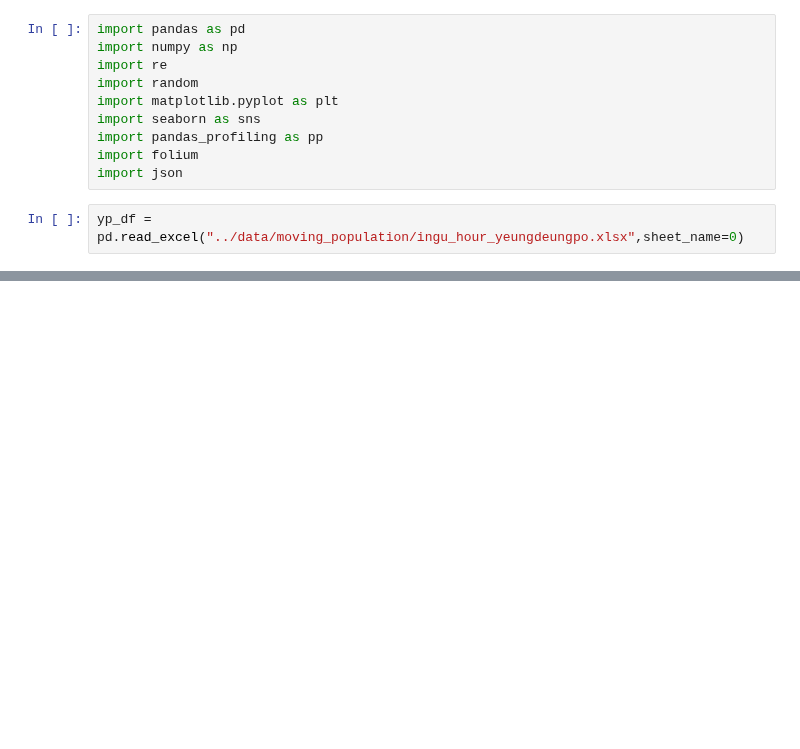
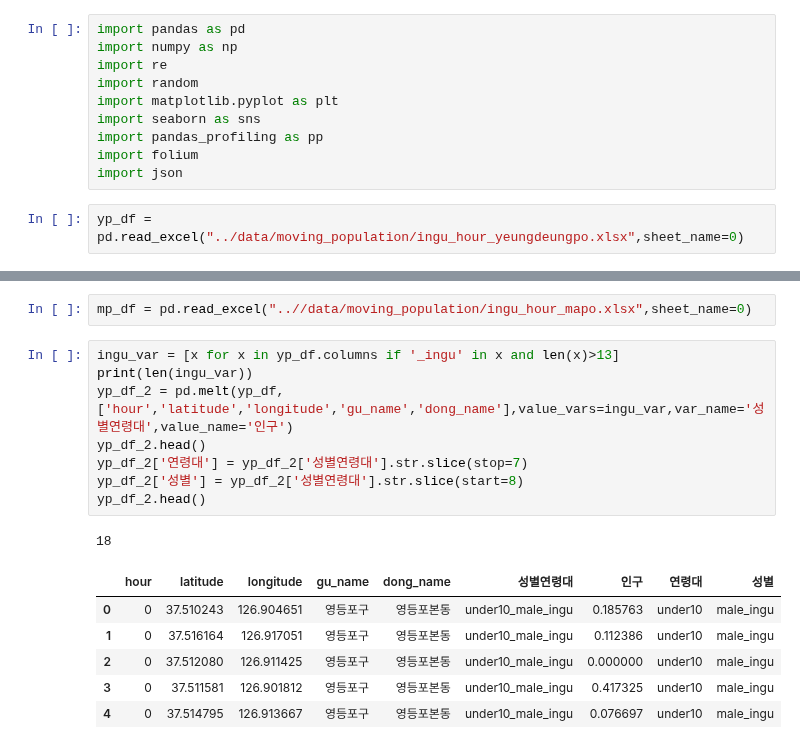
Before and after one commit to Edwardkim0/Place_trend_analysis, a Jupyter notebook: eda_map.ipynb, the cells around one changed output, grey strips where cells are left out. Saved outputs shown, nothing was run; the diff lists cells and outputs as text; blank space fills up the shorter version.

```diff
--- a/eda_map.ipynb
+++ b/eda_map.ipynb
@@ -28,0 +13,18 @@ yp_df
+# %%
+mp_df = pd.read_excel("..//data/moving_population/ingu_hour_mapo.xlsx",sheet_name=0)
+# %%
+ingu_var = [x for x in yp_df.columns if '_ingu' in x and len(x)>13]
+print(len(ingu_var))
+yp_df_2 = pd.melt(yp_df,['hour','latitude','longitude','gu_name','dong_name'],value_vars=ingu_var,var_name='성별연령대',value_name='인구')
+yp_df_2.head()
+yp_df_2['연령대'] = yp_df_2['성별연령대'].str.slice(stop=7)
+yp_df_2['성별'] = yp_df_2['성별연령대'].str.slice(start=8)
+yp_df_2.head()
+# %% [output]
+18
+|  | hour | latitude | longitude | gu_name | dong_name | 성별연령대 | 인구 | 연령대 | 성별 |
+| 0 | 0 | 37.510243 | 126.904651 | 영등포구 | 영등포본동 | under10_male_ingu | 0.185763 | under10 | male_ingu |
+| 1 | 0 | 37.516164 | 126.917051 | 영등포구 | 영등포본동 | under10_male_ingu | 0.112386 | under10 | male_ingu |
+| 2 | 0 | 37.512080 | 126.911425 | 영등포구 | 영등포본동 | under10_male_ingu | 0.000000 | under10 | male_ingu |
+| 3 | 0 | 37.511581 | 126.901812 | 영등포구 | 영등포본동 | under10_male_ingu | 0.417325 | under10 | male_ingu |
+| 4 | 0 | 37.514795 | 126.913667 | 영등포구 | 영등포본동 | under10_male_ingu | 0.076697 | under10 | male_ingu |
```
Also changed, not shown: parts of 11 cells of this notebook.
